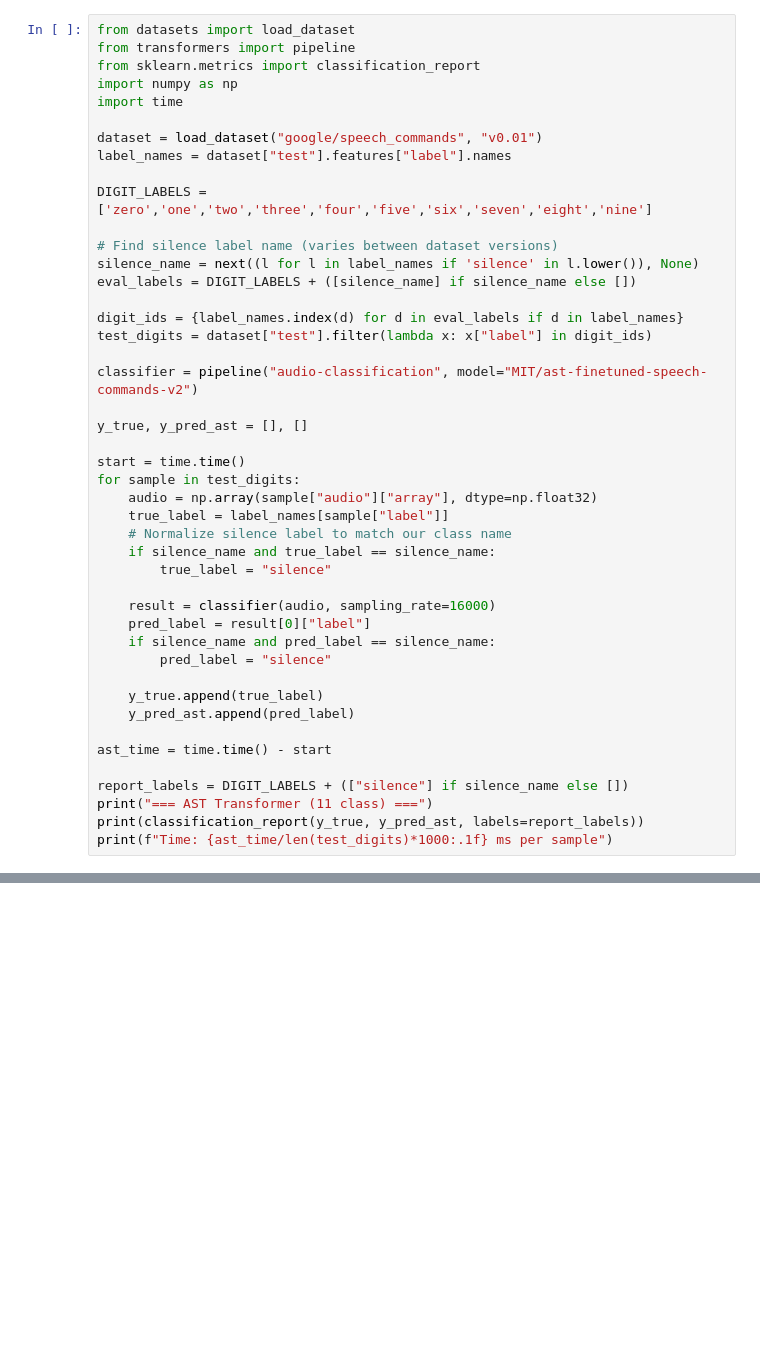
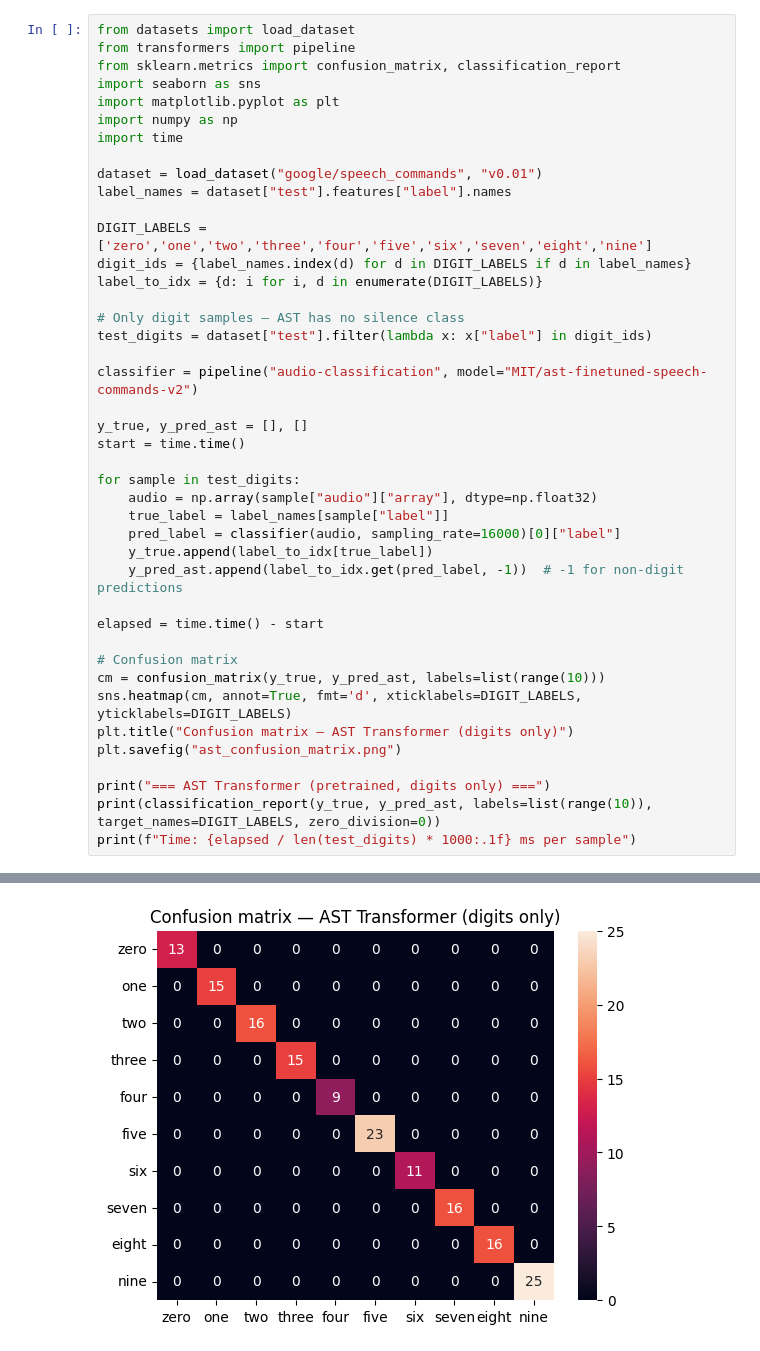
Before and after one commit to NicolasCatoiu/DAT255-Project-V26-Gr30, a Jupyter notebook: notebooks/evaluation.ipynb, the cells around one changed output, grey strips where cells are left out. Cells and saved outputs as stored; diff of their text form; blank space fills up the shorter version.

```diff
--- a/notebooks/evaluation.ipynb
+++ b/notebooks/evaluation.ipynb
@@ -110,7 +110,9 @@ weighted avg       0.98      0.98      0.98       417
 # %%
 from datasets import load_dataset
 from transformers import pipeline
-from sklearn.metrics import classification_report
+from sklearn.metrics import confusion_matrix, classification_report
+import seaborn as sns
+import matplotlib.pyplot as plt
 import numpy as np
 import time
 
@@ -118,38 +120,33 @@ dataset = load_dataset("google/speech_commands", "v0.01")
 label_names = dataset["test"].features["label"].names
 
 DIGIT_LABELS = ['zero','one','two','three','four','five','six','seven','eight','nine']
+digit_ids = {label_names.index(d) for d in DIGIT_LABELS if d in label_names}
+label_to_idx = {d: i for i, d in enumerate(DIGIT_LABELS)}
 
-# Find silence label name (varies between dataset versions)
-silence_name = next((l for l in label_names if 'silence' in l.lower()), None)
-eval_labels = DIGIT_LABELS + ([silence_name] if silence_name else [])
-
-digit_ids = {label_names.index(d) for d in eval_labels if d in label_names}
+# Only digit samples — AST has no silence class
 test_digits = dataset["test"].filter(lambda x: x["label"] in digit_ids)
 
 classifier = pipeline("audio-classification", model="MIT/ast-finetuned-speech-commands-v2")
 
 y_true, y_pred_ast = [], []
+start = time.time()
 
-start = time.time()
 for sample in test_digits:
     audio = np.array(sample["audio"]["array"], dtype=np.float32)
     true_label = label_names[sample["label"]]
-    # Normalize silence label to match our class name
-    if silence_name and true_label == silence_name:
-        true_label = "silence"
+    pred_label = classifier(audio, sampling_rate=16000)[0]["label"]
+    y_true.append(label_to_idx[true_label])
+    y_pred_ast.append(label_to_idx.get(pred_label, -1))  # -1 for non-digit predictions
 
-    result = classifier(audio, sampling_rate=16000)
-    pred_label = result[0]["label"]
-    if silence_name and pred_label == silence_name:
-        pred_label = "silence"
+elapsed = time.time() - start
 
-    y_true.append(true_label)
-    y_pred_ast.append(pred_label)
+# Confusion matrix
+cm = confusion_matrix(y_true, y_pred_ast, labels=list(range(10)))
+sns.heatmap(cm, annot=True, fmt='d', xticklabels=DIGIT_LABELS, yticklabels=DIGIT_LABELS)
+plt.title("Confusion matrix — AST Transformer (digits only)")
+plt.savefig("ast_confusion_matrix.png")
 
-ast_time = time.time() - start
-
-report_labels = DIGIT_LABELS + (["silence"] if silence_name else [])
-print("=== AST Transformer (11 class) ===")
-print(classification_report(y_true, y_pred_ast, labels=report_labels))
-print(f"Time: {ast_time/len(test_digits)*1000:.1f} ms per sample")
+print("=== AST Transformer (pretrained, digits only) ===")
+print(classification_report(y_true, y_pred_ast, labels=list(range(10)), target_names=DIGIT_LABELS, zero_division=0))
+print(f"Time: {elapsed / len(test_digits) * 1000:.1f} ms per sample")
 # %% [output]
@@ -175,0 +172 @@ Time: 21.4 ms per sample
+[figure, added]
```
Also changed, not shown: parts of 3 cells of this notebook, 2 other files.
